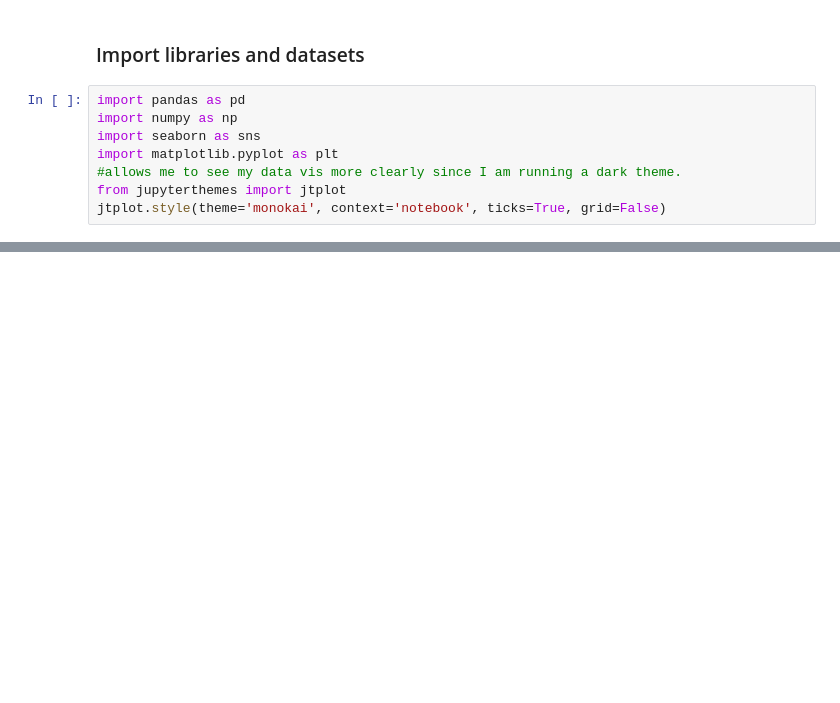
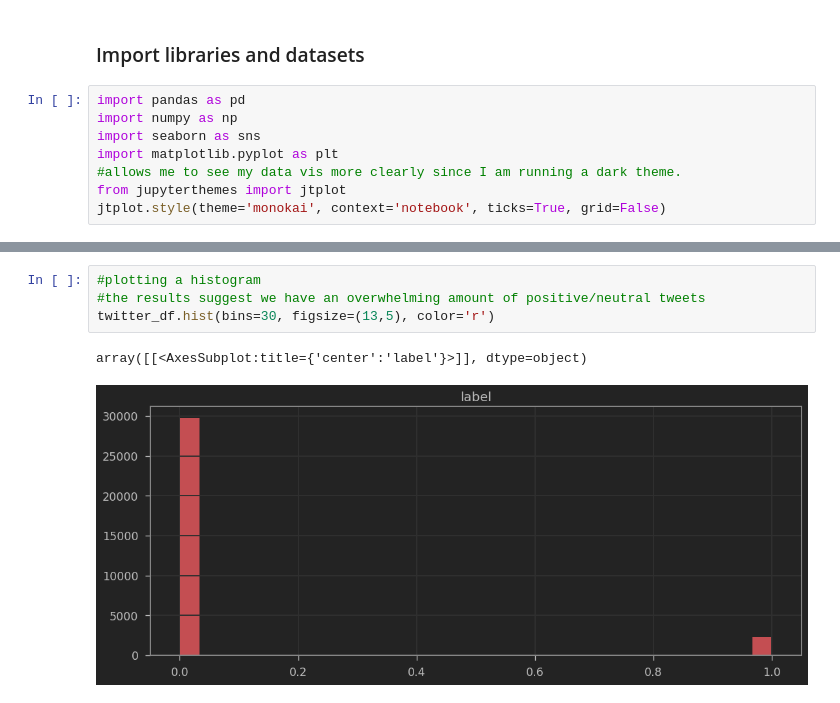
Before and after one commit to mitzu-93/twitter-sentiment, a Jupyter notebook: sentiment-analysis.ipynb, the cells around one changed output, grey strips where cells are left out. Saved outputs shown, nothing was run; the diff lists cells and outputs as text; blank space fills up the shorter version.

```diff
--- a/sentiment-analysis.ipynb
+++ b/sentiment-analysis.ipynb
@@ -41,0 +99,7 @@ twitter_df
+# %%
+#plotting a histogram
+#the results suggest we have an overwhelming amount of positive/neutral tweets
+twitter_df.hist(bins=30, figsize=(13,5), color='r')
+# %% [output]
+array([[<AxesSubplot:title={'center':'label'}>]], dtype=object)
+[figure, added]
```
Also changed, not shown: parts of 6 cells of this notebook.
